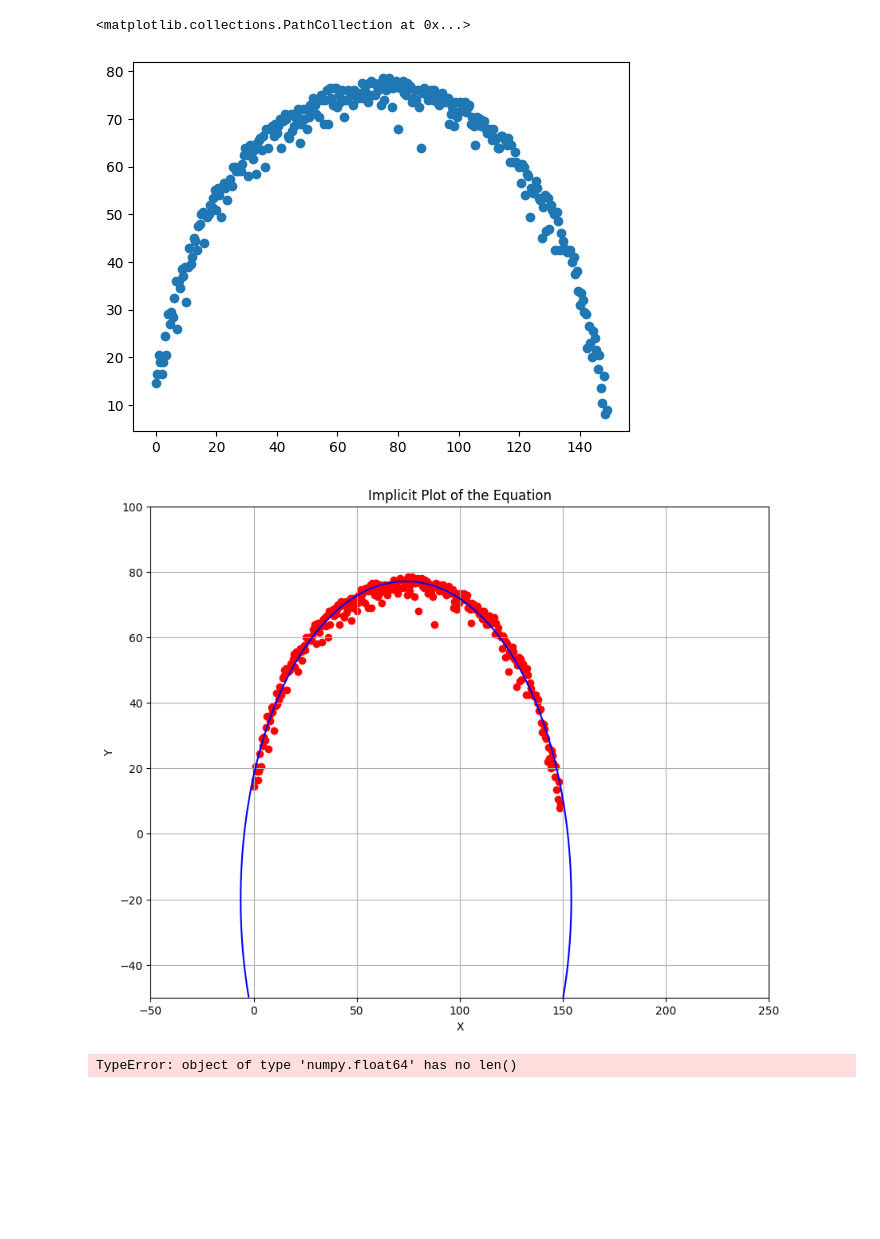
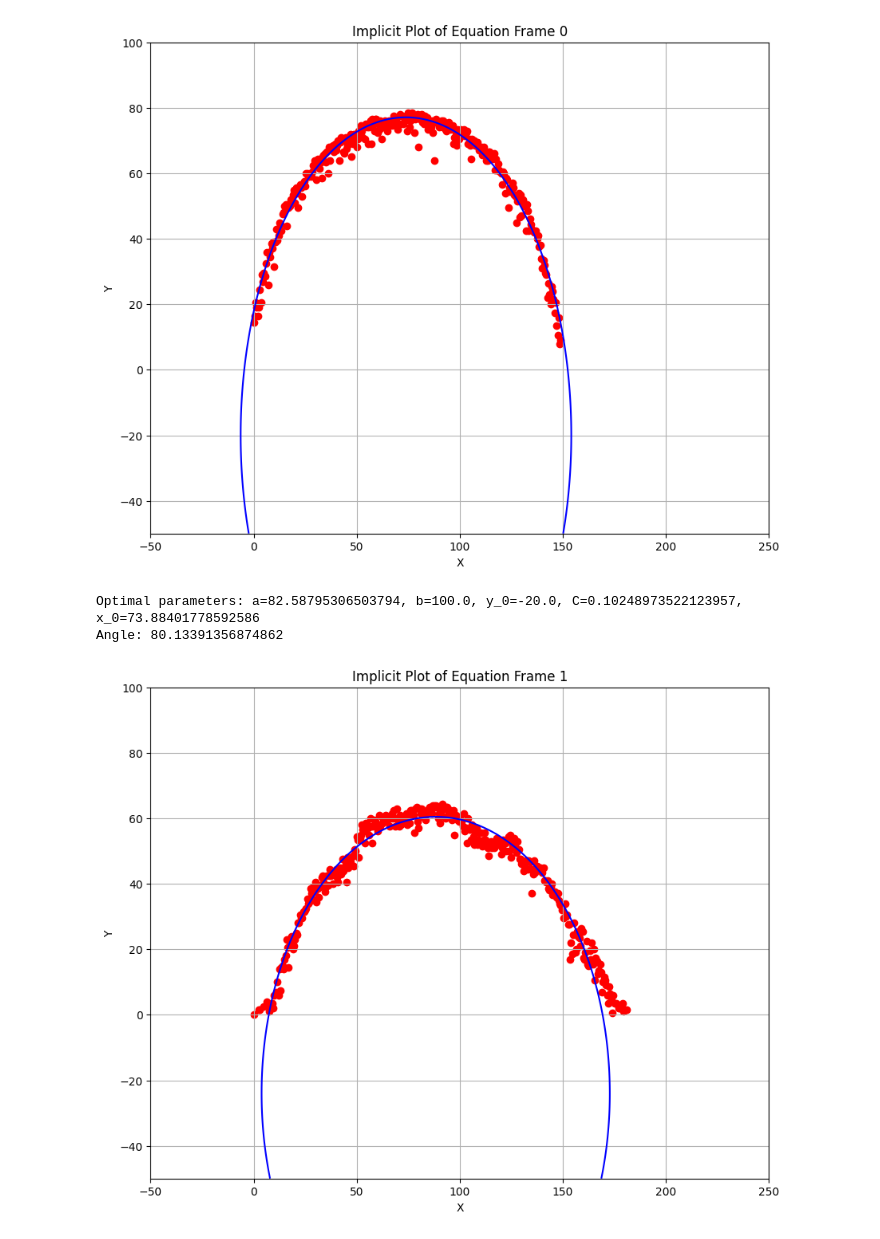
Before and after one commit to AndrewSykes1/wetting-analysis, a Jupyter notebook: Programs/best_fit_ellipse.IPYNB, the cells around one changed output. Drawn from its saved outputs; the diff is of its cells as text; code cells hidden in the pictures; blank space fills up the shorter version.

Commit message:
Finalized Jasmine data

```diff
--- a/Programs/best_fit_ellipse.IPYNB
+++ b/Programs/best_fit_ellipse.IPYNB
@@ -28,10 +28,15 @@ with open(r'D:\all_programming\wetting-analysis\DataFiles\2dContourDataGrid0_5.t
 
             for i in range(len(broken_row)):
                 if i % 2 == 0:
-                    x_vals[current_frame].append(broken_row[i])
+                    x_vals[current_frame].append(float(broken_row[i]))
                 elif i % 2 == 1:
-                    y_vals[current_frame].append(broken_row[i])
+                    y_vals[current_frame].append(float(broken_row[i]))
+
+            x_vals_polished = {}
+            for frame in x_vals.keys():
+                min_x = min(x_vals[frame])
+                x_vals_polished[frame] = []
+
+                for item in x_vals[frame]:
+                    x_vals_polished[frame].append(item + abs(min_x))
+            x_vals = x_vals_polished
-# %%
-for i in range(len(x_vals.keys())):
-    print(f'x{i}: {x_vals[i]}')
-    print(f'y{i}: {y_vals[i]}')
@@ -59,18 +43,23 @@ y40: ['37.5', '39.0', '32.0', '34.5', '30.5', '20.0', '16.5', '17.0', '18.0', '1
-# %%
-plt.scatter(pure_data[0][0],pure_data
-# %% [output]
-<matplotlib.collections.PathCollection at 0x...>
-[figure, removed]
+# %%
+# Define the objective function
+def objective(params, X, Y):
+    a, b, y_0, C, x_0 = params
+    summation = np.sum(np.abs((1/a**2)*X**2 - 2*x_0/a**2*X + (1/b**2)*Y**2 - 2*y_0/b**2*Y - C))
+    return summation
+# %%
+# Define the implicit equation function
+def implicit_eq(X, Y, a, b, y_0, C, x_0):
+    return (X**2 / a**2) - (2 * x_0 * X / a**2) + (Y**2 / b**2) - (2 * y_0 * Y / b**2) - C
 # %%
 frame_list = []
 angle_list = []
 x_0_list = []
 ellipse_fit_error = 0
 
-for frame in range(len(density_positions.keys())):
+for frame in range(len(x_vals.keys())):
 
-    X_data = np.array(x_data[frame])  # X values
-    Y_data = np.array(y_data[frame])  # Y values
+    X_data = np.array(x_vals[frame])  # X values
+    Y_data = np.array(y_vals[frame])  # Y values
 
     x_0 = max(X_data) / 2  # Generally true statement
     x_0_list.append(x_0)
@@ -99,36 +88,38 @@ for frame in range(len(density_positions.keys())):
     y = np.linspace(-50, 100, 400)
     X, Y = np.meshgrid(x, y)
     Z = implicit_eq(X, Y, a_opt, b_opt, y_0_opt, C_opt, x_0_opt)
 
     # Plot the contour where Z = 0
     plt.figure(figsize=(10, 8))
     contour = plt.contour(X, Y, Z, levels=[0], colors='blue')
-    plt.title('Implicit Plot of the Equation')
+    plt.title(f'Implicit Plot of Equation Frame {frame}')
     plt.xlabel('X')
     plt.ylabel('Y')
     plt.grid(True)
     plt.scatter(X_data, Y_data, color='red')  # Scatter plot of your data points
 
     subdirectory = r'C:\Users\jeffs\Downloads\SZvsWorkspaceUpper\SZvsWorkspace\Research\Project2WettingAngle\ProgramOutputs\fitting_methods'
     plot_path = os.path.join(subdirectory, f'best_fit_ellipse{frame}.png')
     #plt.savefig(plot_path)
 
     plt.show()
 
-    for i in range(len(x_data[frame])):
-        ellipse_fit_error += np.abs((1/(a_opt**2))*x_data[frame][i]**2 - (2*x_0_opt/(a_opt**2))*x_data[frame][i] + (1/(b_opt**2))*y_data[frame][i]**2 - (2*y_0_opt)/(b_opt**2)*y_data[frame][i] - C_opt)
+    for i in range(len(x_vals[frame])):
+        ellipse_fit_error += np.abs((1/(a_opt**2))*X_data[i]**2 - (2*x_0_opt/(a_opt**2))*X_data[i] + (1/(b_opt**2))*Y_data[i]**2 - (2*y_0_opt)/(b_opt**2)*Y_data[i] - C_opt)
 
     # Angle calculation
     x_a = x_0_opt + math.sqrt(x_0**2 + C_opt * a_opt**2)
     dydx_x_a = b_opt**2*(x_0-x_a)/(a_opt**2*(-y_0_opt))
-    theta = abs(math.atan(dydx_x_a)) * 180 / math.pi
+theta = abs(math.atan(dydx_x_a)) * 180 / math.pi
 
     # Creating x & y datas
     frame_list.append(frame)
     angle_list.append(theta)
 
     print(f"Optimal parameters: a={a_opt}, b={b_opt}, y_0={y_0_opt}, C={C_opt}, x_0={x_0_opt}")
     print(f'Angle: {theta}')
 # %% [output]
-[figure, old version]
+[figure, new version]
-TypeError: object of type 'numpy.float64' has no len()
+Optimal parameters: a=82.58795306503794, b=100.0, y_0=-20.0, C=0.10248973522123957, x_0=73.88401778592586
+Angle: 80.13391356874862
+[figure, added]
```
Also changed, not shown: parts of 3 cells of this notebook.
